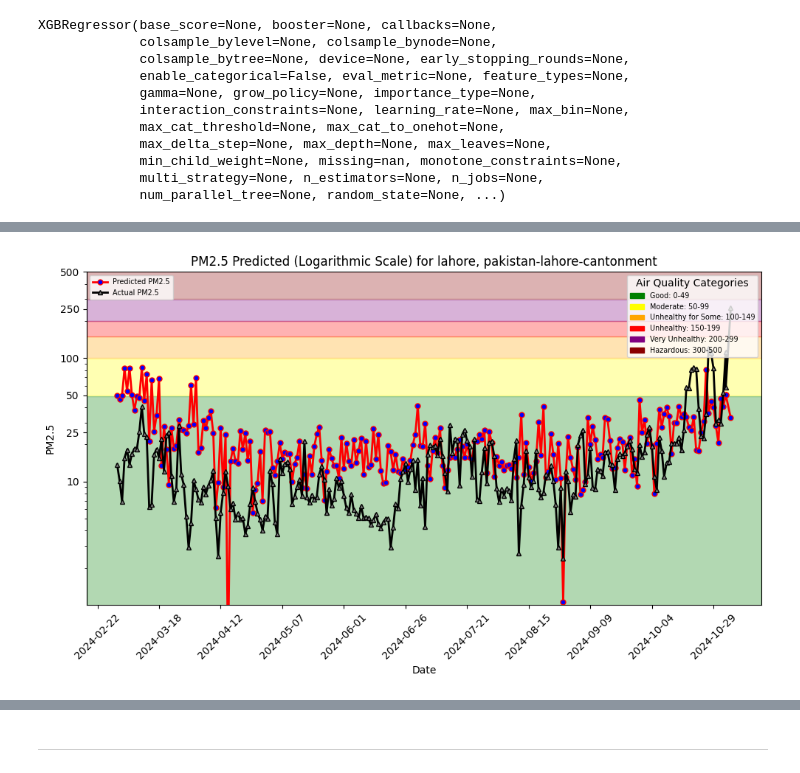
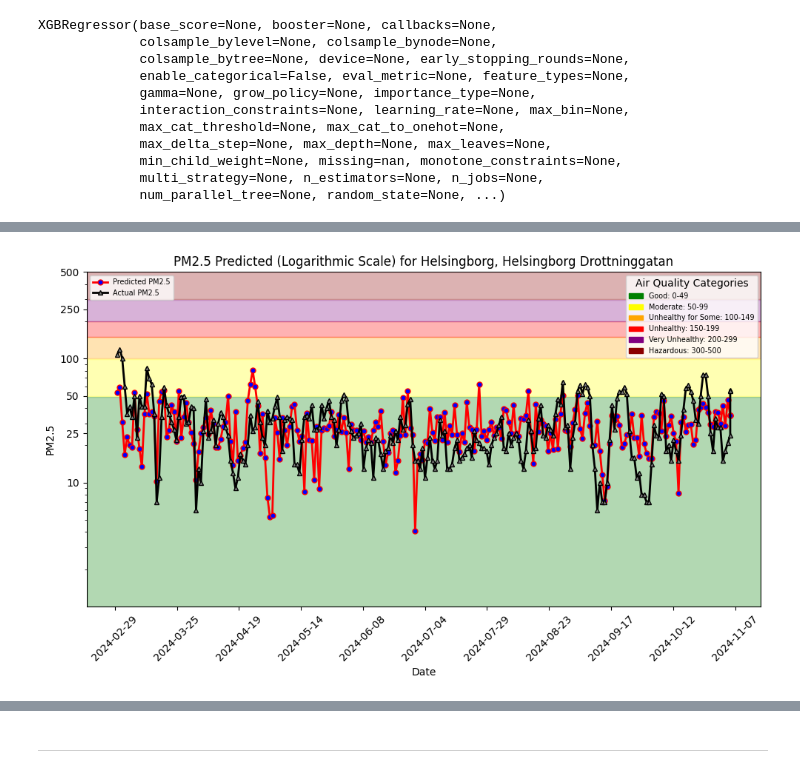
Before and after one commit to iamrobzy/air-quality-prediction, a Jupyter notebook: notebooks/ch03/3_air_quality_training_pipeline.ipynb, the cells around one changed output, grey strips where cells are left out. Cells and saved outputs as stored; diff of their text form; code cells hidden in the pictures.

```diff
--- a/notebooks/ch03/3_air_quality_training_pipeline.ipynb
+++ b/notebooks/ch03/3_air_quality_training_pipeline.ipynb
@@ -213,10 +214,10 @@ if not os.path.exists(images_dir):
     os.mkdir(images_dir)
 # %%
 file_path = images_dir + "/pm25_hindcast.png"
-plt = util.plot_air_quality_forecast("lahore", "pakistan-lahore-cantonment", df, file_path, hindcast=True)
+plt = util.plot_air_quality_forecast("Helsingborg", "Helsingborg Drottninggatan", df, file_path, hindcast=True)
 plt.show()
 # %% [output]
-[figure, old version]
+[figure, new version]
 # %%
 # Plotting feature importances using the plot_importance function from XGBoost
 plot_importance(xgb_regressor, max_num_features=4)
```
Also changed, not shown: parts of 10 cells of this notebook, 13 other files.
